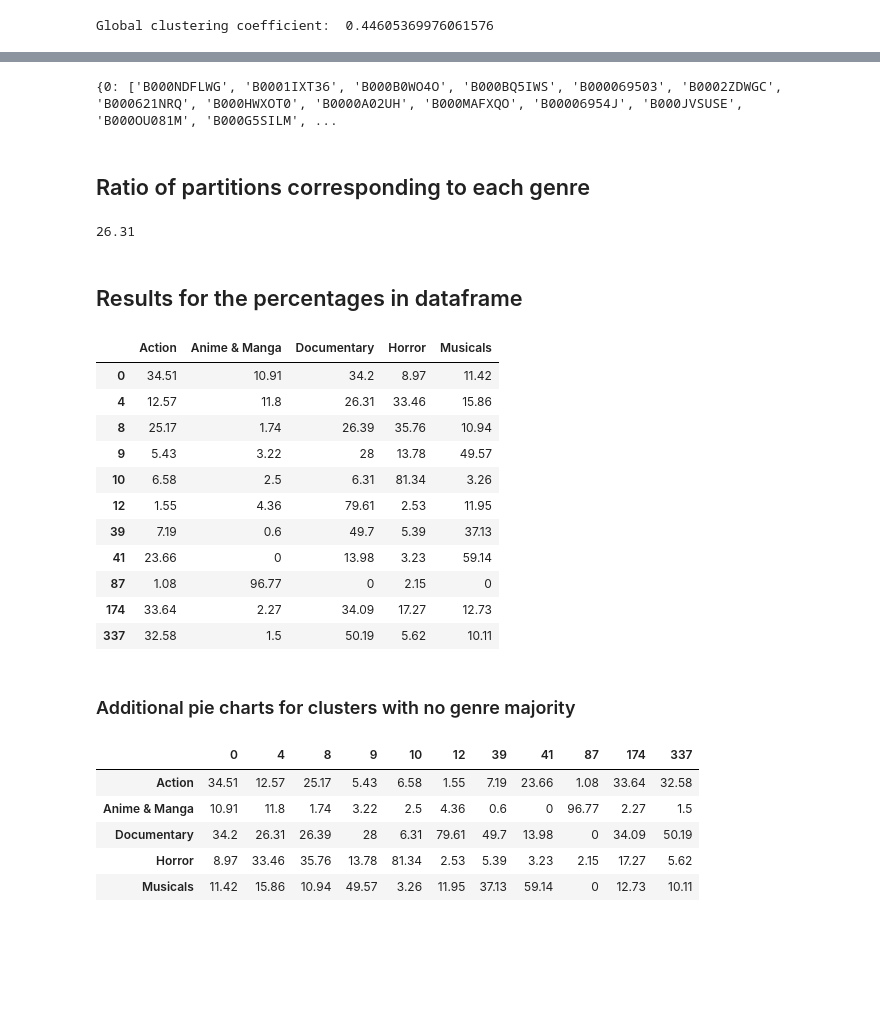
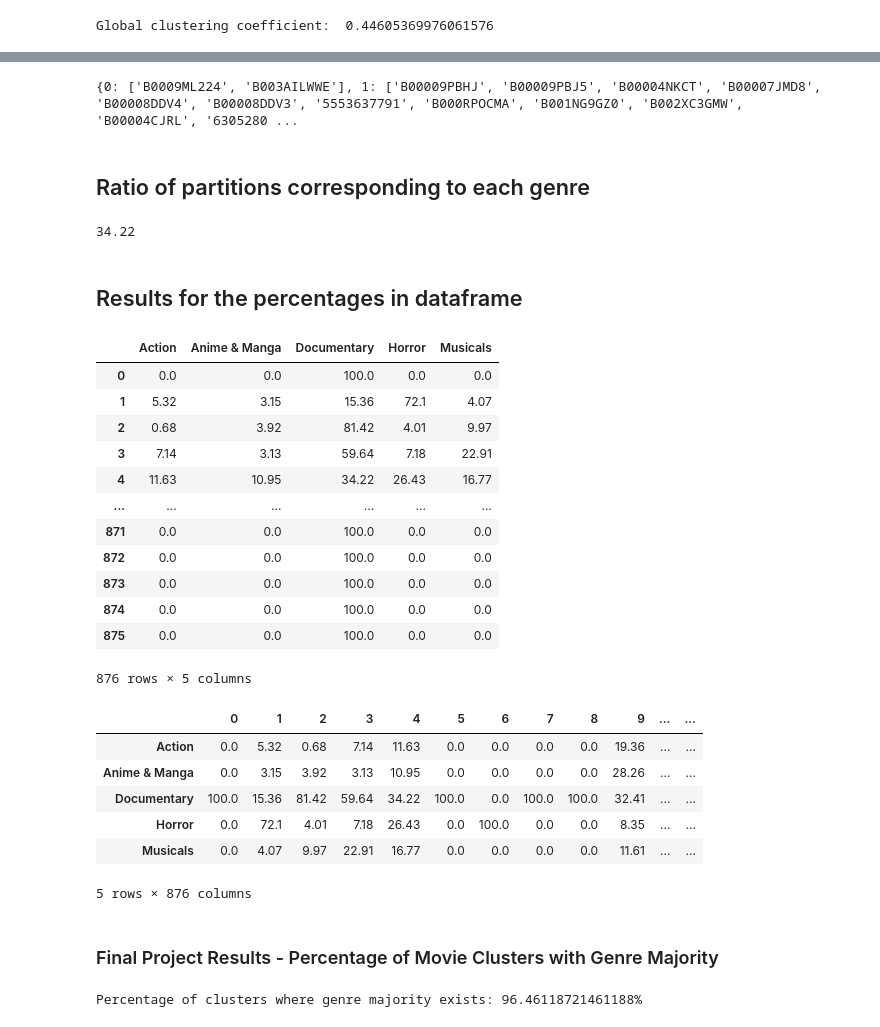
Before and after one commit to corey0211/MRWP-movie-reviews-project, a Jupyter notebook: Percentages.ipynb, the cells around one changed output, grey strips where cells are left out. Cells and saved outputs as stored; diff of their text form; code cells hidden in the pictures; blank space fills up the shorter version.

Commit message:
Final Percentage file

```diff
--- a/Percentages.ipynb
+++ b/Percentages.ipynb
@@ -223,10 +241,10 @@ print(dict_clst)
 # %%
 # Dictionary of clusters as keys and lists of movies in those clusters as values
-clts = {cl: [mv for mv in dict_clst.keys() if dict_clst[mv]==cl] for cl in large_clusters}
-clts = dict(sorted(clts.items()))
-print(clts)
+cc = {cl: [mv for mv in division_alt.keys() if division_alt[mv]==cl] for cl in different_clst_c}
+cc = dict(sorted(cc.items()))
+print(cc)
 # %% [output]
-{0: ['B000NDFLWG', 'B0001IXT36', 'B000B0WO4O', 'B000BQ5IWS', 'B000069503', 'B0002ZDWGC', 'B000621NRQ', 'B000HWXOT0', 'B0000A02UH', 'B000MAFXQO', 'B00006954J', 'B000JVSUSE', 'B000OU081M', 'B000G5SILM', ...
+{0: ['B0009ML224', 'B003AILWWE'], 1: ['B00009PBHJ', 'B00009PBJ5', 'B00004NKCT', 'B00007JMD8', 'B00008DDV4', 'B00008DDV3', '5553637791', 'B000RPOCMA', 'B001NG9GZ0', 'B002XC3GMW', 'B00004CJRL', '6305280 ...
 # %% [markdown]
 ## Ratio of partitions corresponding to each genre
 # %%
@@ -252,7 +270,7 @@ def lookup(genre):
         return Hor
 # %%
 def pct_genre(lst_movies, genre):
-    """Takes a genre and a list of movies and returns how much percentage of this one genre can be found in the list"""
+    """Takes a genre and a list of movies and returns what percentage of movies have this genre"""
     if len(lst_movies)==0:
         return 0
     else:
@@ -267,43 +285,45 @@ def pct_cl_genre(clkey, cldict, genre):
     return p
 # %%
 # Let us try out the last function
-pct_cl_genre(4, clts, "Documentary")
+pct_cl_genre(4, cc, "Documentary")
 # %% [output]
-26.31
+34.22
 # %% [markdown]
 ## Results for the percentages in dataframe
+# %%
+# Create an empty dataframe with as columns the different genres and as index the 12 different clusters
+sorted_complete = dict(sorted(cc.items()))
+cl_df_complete = pd.DataFrame(columns=sorted(list(set(values))), index=list(sorted_complete.keys()))
 # %%
-# Create an empty dataframe with as columns the different genres and as index the 12 different clusters
-cl_df = pd.DataFrame(columns=sorted(list(set(values))), index=list(clts.keys()))
 # Adding the percentage values to the dataframe row by row
-for i in list(cl_df.index):
-    pct = pd.Series({k:pct_cl_genre(i, clts, k) for k in list(cl_df.columns)})
-    cl_df.loc[i] = pct
-cl_df
+for i in list(cl_df_complete.index):
+    pct = pd.Series({k:pct_cl_genre(i, cc, k) for k in list(cl_df_complete.columns)})
+    cl_df_complete.loc[i] = pct
+cl_df_complete
 # %% [output]
 |  | Action | Anime & Manga | Documentary | Horror | Musicals |
-| 0 | 34.51 | 10.91 | 34.2 | 8.97 | 11.42 |
-| 4 | 12.57 | 11.8 | 26.31 | 33.46 | 15.86 |
-| 8 | 25.17 | 1.74 | 26.39 | 35.76 | 10.94 |
-| 9 | 5.43 | 3.22 | 28 | 13.78 | 49.57 |
-| 10 | 6.58 | 2.5 | 6.31 | 81.34 | 3.26 |
-| 12 | 1.55 | 4.36 | 79.61 | 2.53 | 11.95 |
-| 39 | 7.19 | 0.6 | 49.7 | 5.39 | 37.13 |
-| 41 | 23.66 | 0 | 13.98 | 3.23 | 59.14 |
-| 87 | 1.08 | 96.77 | 0 | 2.15 | 0 |
-| 174 | 33.64 | 2.27 | 34.09 | 17.27 | 12.73 |
-| 337 | 32.58 | 1.5 | 50.19 | 5.62 | 10.11 |
+| 0 | 0.0 | 0.0 | 100.0 | 0.0 | 0.0 |
+| 1 | 5.32 | 3.15 | 15.36 | 72.1 | 4.07 |
+| 2 | 0.68 | 3.92 | 81.42 | 4.01 | 9.97 |
+| 3 | 7.14 | 3.13 | 59.64 | 7.18 | 22.91 |
+| 4 | 11.63 | 10.95 | 34.22 | 26.43 | 16.77 |
+| ... | ... | ... | ... | ... | ... |
+| 871 | 0.0 | 0.0 | 100.0 | 0.0 | 0.0 |
+| 872 | 0.0 | 0.0 | 100.0 | 0.0 | 0.0 |
+| 873 | 0.0 | 0.0 | 100.0 | 0.0 | 0.0 |
+| 874 | 0.0 | 0.0 | 100.0 | 0.0 | 0.0 |
+| 875 | 0.0 | 0.0 | 100.0 | 0.0 | 0.0 |
+876 rows × 5 columns
-# %% [markdown]
-### Additional pie charts for clusters with no genre majority
 # %%
-# Transposing the table to manipulate it more easily
-new = cl_df.T
-new
+# Changing the orientation of the table to manipulate it more easily
+new_complete = cl_df_complete.T
+new_complete
 # %% [output]
-|  | 0 | 4 | 8 | 9 | 10 | 12 | 39 | 41 | 87 | 174 | 337 |
-| Action | 34.51 | 12.57 | 25.17 | 5.43 | 6.58 | 1.55 | 7.19 | 23.66 | 1.08 | 33.64 | 32.58 |
-| Anime & Manga | 10.91 | 11.8 | 1.74 | 3.22 | 2.5 | 4.36 | 0.6 | 0 | 96.77 | 2.27 | 1.5 |
-| Documentary | 34.2 | 26.31 | 26.39 | 28 | 6.31 | 79.61 | 49.7 | 13.98 | 0 | 34.09 | 50.19 |
-| Horror | 8.97 | 33.46 | 35.76 | 13.78 | 81.34 | 2.53 | 5.39 | 3.23 | 2.15 | 17.27 | 5.62 |
-| Musicals | 11.42 | 15.86 | 10.94 | 49.57 | 3.26 | 11.95 | 37.13 | 59.14 | 0 | 12.73 | 10.11 |
+|  | 0 | 1 | 2 | 3 | 4 | 5 | 6 | 7 | 8 | 9 | ... | ... |
+| Action | 0.0 | 5.32 | 0.68 | 7.14 | 11.63 | 0.0 | 0.0 | 0.0 | 0.0 | 19.36 | ... | ... |
+| Anime & Manga | 0.0 | 3.15 | 3.92 | 3.13 | 10.95 | 0.0 | 0.0 | 0.0 | 0.0 | 28.26 | ... | ... |
+| Documentary | 100.0 | 15.36 | 81.42 | 59.64 | 34.22 | 100.0 | 0.0 | 100.0 | 100.0 | 32.41 | ... | ... |
+| Horror | 0.0 | 72.1 | 4.01 | 7.18 | 26.43 | 0.0 | 100.0 | 0.0 | 0.0 | 8.35 | ... | ... |
+| Musicals | 0.0 | 4.07 | 9.97 | 22.91 | 16.77 | 0.0 | 0.0 | 0.0 | 0.0 | 11.61 | ... | ... |
+5 rows × 876 columns
 # %%
@@ -318 +341,7 @@ for x in list(new.columns):
+# %% [markdown]
+### Final Project Results - Percentage of Movie Clusters with Genre Majority
+# %%
+print(f"Percentage of clusters where genre majority exists: {c/len(different_clst_c)*100}%")
+# %% [output]
+Percentage of clusters where genre majority exists: 96.46118721461188%
 # %%
```
Also changed, not shown: parts of 58 cells of this notebook.
